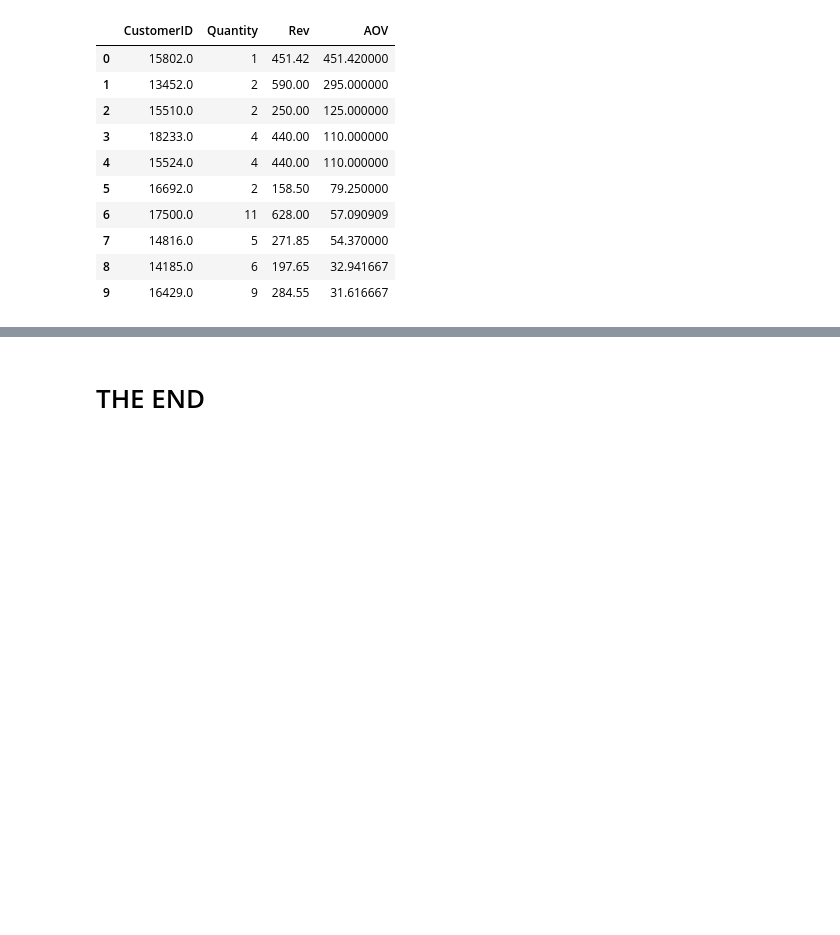
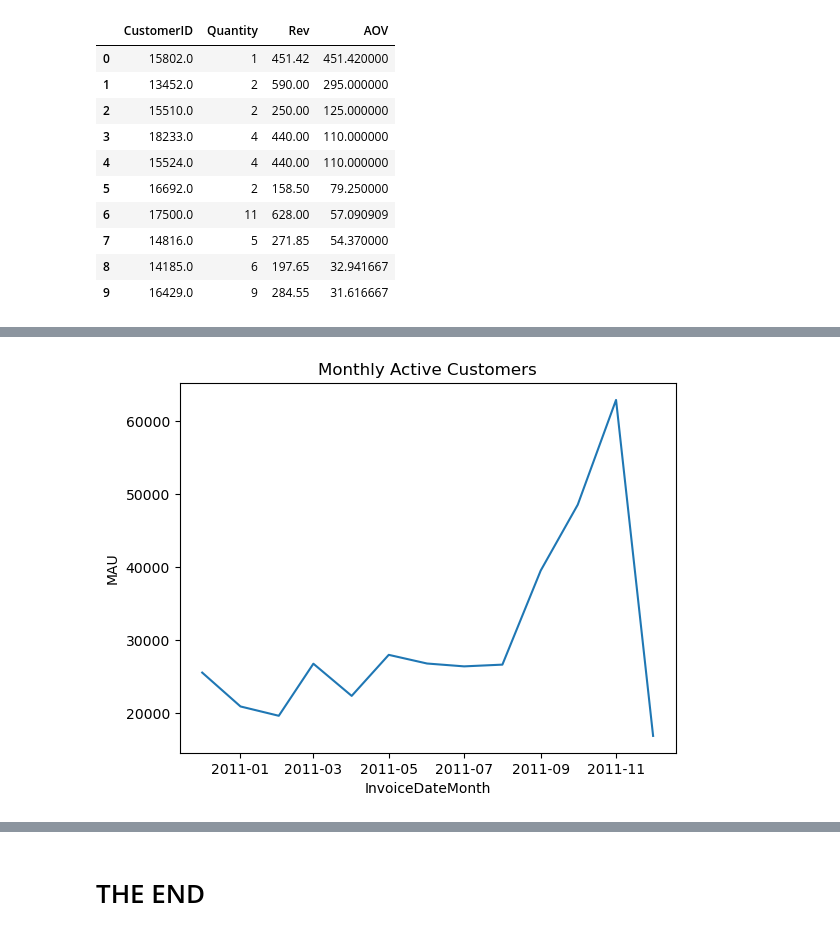
Before and after one commit to N1kesha/Exploratory_Data_Analysis, a Jupyter notebook: Exploratory Data Analysis.ipynb, the cells around one changed output, grey strips where cells are left out. Drawn from its saved outputs; the diff is of its cells as text; code cells hidden in the pictures; blank space fills up the shorter version.

```diff
--- a/Exploratory Data Analysis.ipynb
+++ b/Exploratory Data Analysis.ipynb
@@ -239,0 +264,5 @@ buyers_stats
+# %%
+ax = sns.lineplot(data = rev_per_month, x = 'InvoiceDateMonth', y = 'MAU')
+ax.set_title("Monthly Active Customers");
+# %% [output]
+[figure, added]
```
Also changed, not shown: parts of 9 cells of this notebook.
